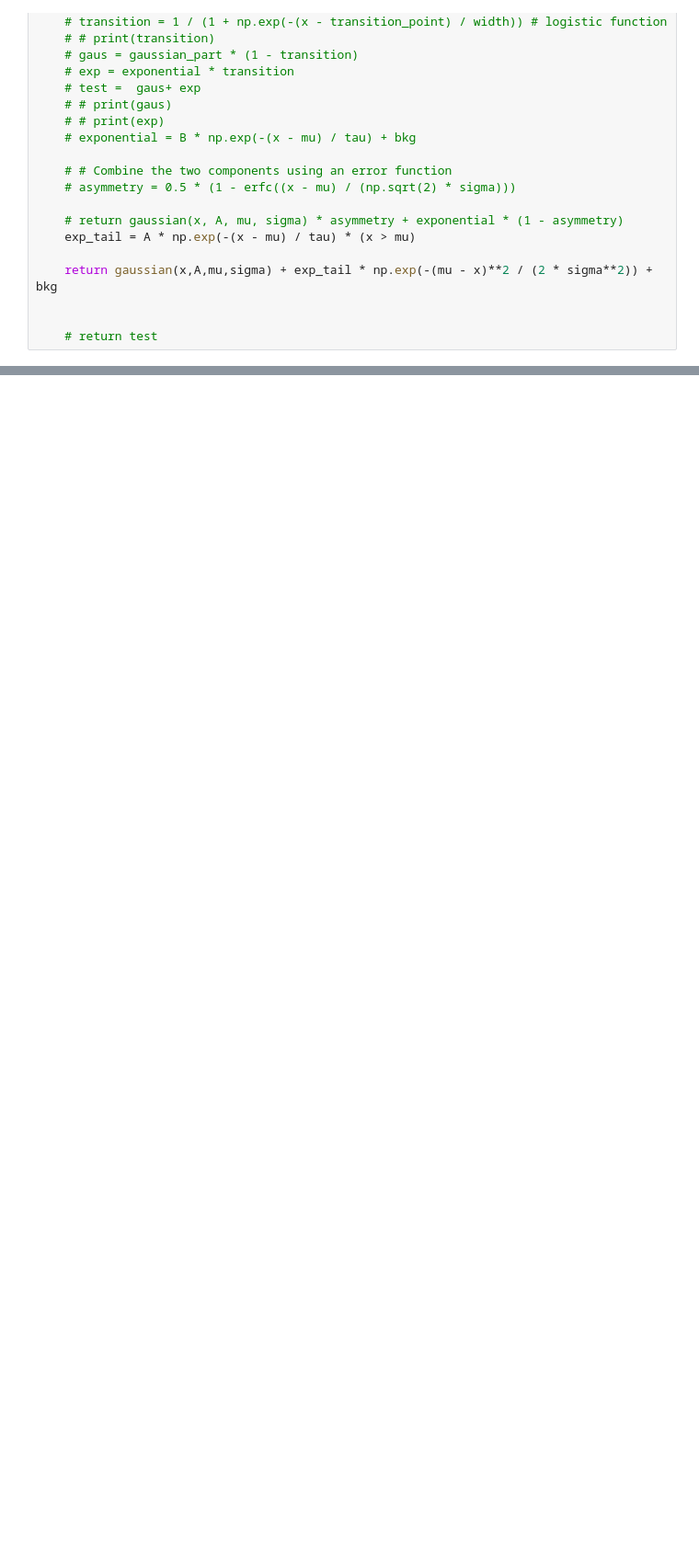
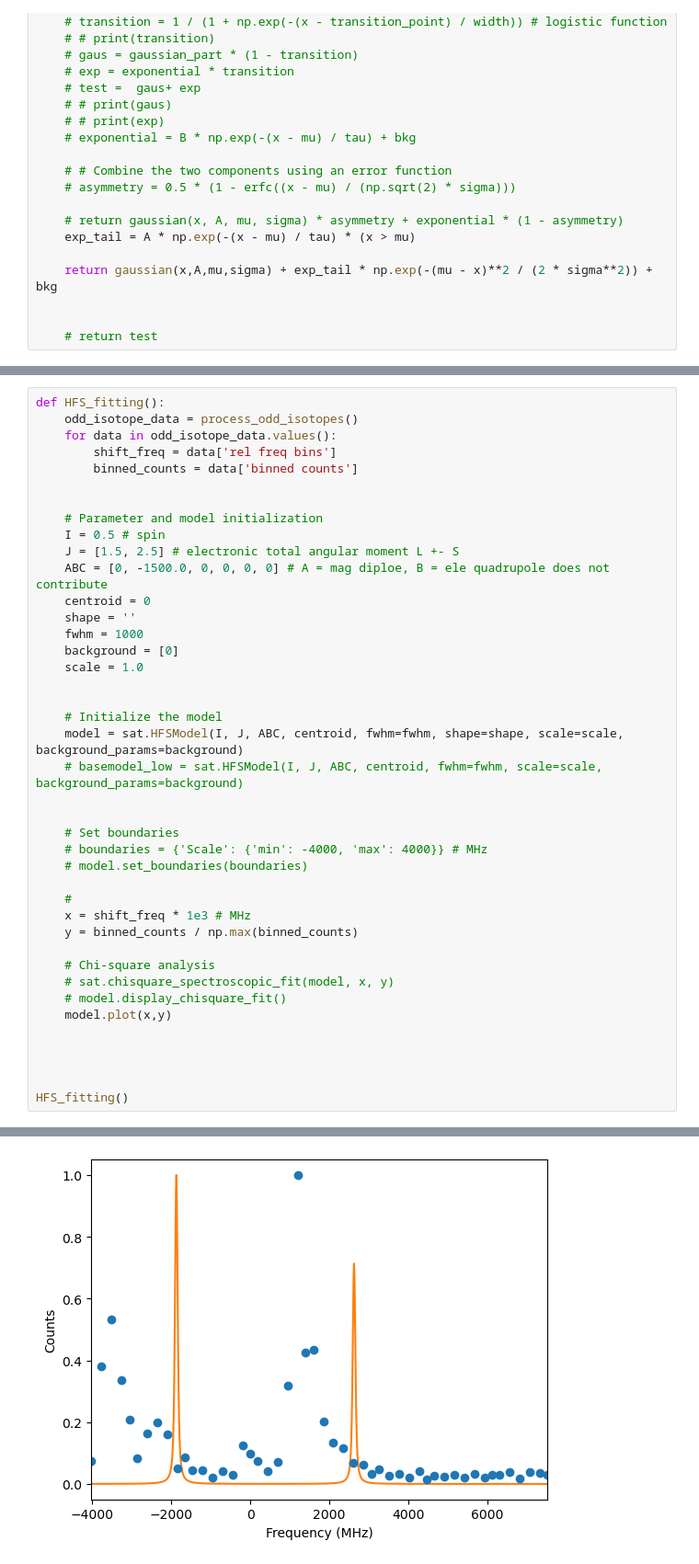
Before and after one commit to mirhex-toldex/desiree_analysis, a Jupyter notebook: Sn_IS_new.ipynb, the cells around one changed output, grey strips where cells are left out. Shown: that part at 92% size. Saved outputs shown, nothing was run; the diff lists cells and outputs as text; blank space fills up the shorter version.

```diff
--- a/Sn_IS_new.ipynb
+++ b/Sn_IS_new.ipynb
@@ -216,0 +567,42 @@ GAUSSIAN Peak: 1533.0771843731163, FWHM: 0.006563825741752227
+# %%
+def HFS_fitting():
+    odd_isotope_data = process_odd_isotopes()
+    for data in odd_isotope_data.values():
+        shift_freq = data['rel freq bins']
+        binned_counts = data['binned counts']
+
+
+    # Parameter and model initialization
+    I = 0.5 # spin
+    J = [1.5, 2.5] # electronic total angular moment L +- S
+    ABC = [0, -1500.0, 0, 0, 0, 0] # A = mag diploe, B = ele quadrupole does not contribute
+    centroid = 0
+    shape = ''
+    fwhm = 1000
+    background = [0]
+    scale = 1.0
+
+
+    # Initialize the model
+    model = sat.HFSModel(I, J, ABC, centroid, fwhm=fwhm, shape=shape, scale=scale, background_params=background)
+    # basemodel_low = sat.HFSModel(I, J, ABC, centroid, fwhm=fwhm, scale=scale, background_params=background)
+
+
+    # Set boundaries
+    # boundaries = {'Scale': {'min': -4000, 'max': 4000}} # MHz
+    # model.set_boundaries(boundaries)
+
+    #
+    x = shift_freq * 1e3 # MHz
+    y = binned_counts / np.max(binned_counts)
+
+    # Chi-square analysis
+    # sat.chisquare_spectroscopic_fit(model, x, y)
+    # model.display_chisquare_fit()
+    model.plot(x,y)
+
+
+
+
+HFS_fitting()
+# %% [output]
@@ -216,0 +626 @@ GAUSSIAN Peak: 1533.0771843731163, FWHM: 0.006563825741752227
+[figure, added]
```
Also changed, not shown: parts of 26 cells of this notebook, 1 other file.
